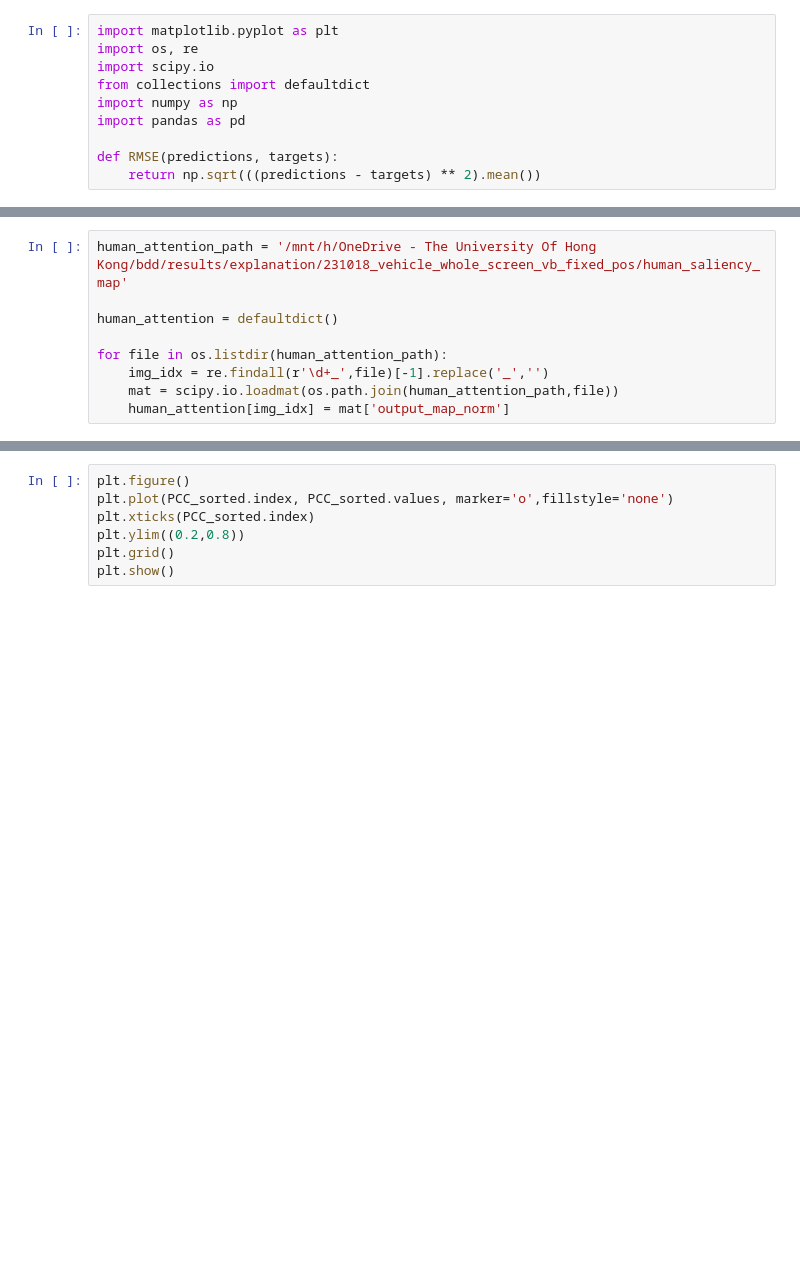
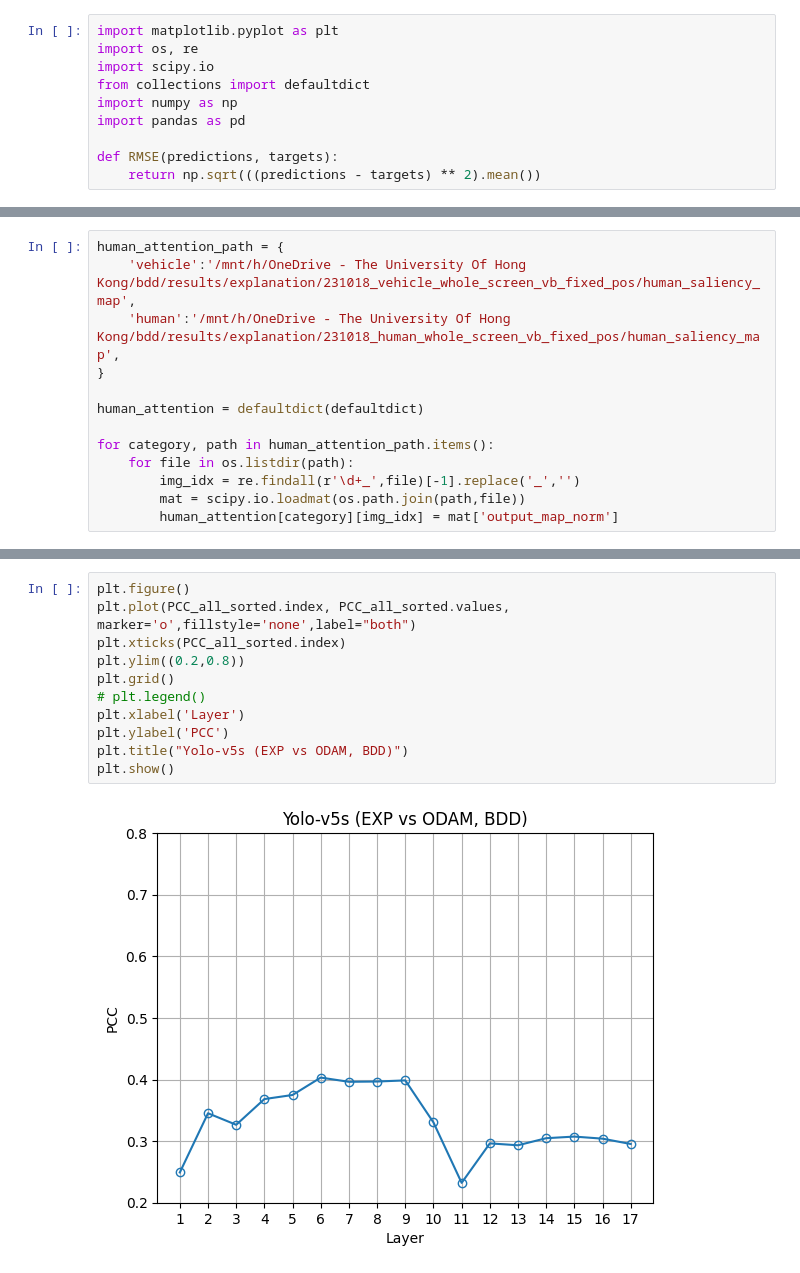
Before and after one commit to shaderein/xai, a Jupyter notebook: scripts/layer_similarity_analysis.ipynb, the cells around one changed output, grey strips where cells are left out. Saved outputs shown, nothing was run; the diff lists cells and outputs as text; blank space fills up the shorter version.

```diff
--- a/scripts/layer_similarity_analysis.ipynb
+++ b/scripts/layer_similarity_analysis.ipynb
@@ -11,10 +13,14 @@ def RMSE(predictions, targets):
 # %%
-human_attention_path = '/mnt/h/OneDrive - The University Of Hong Kong/bdd/results/explanation/231018_vehicle_whole_screen_vb_fixed_pos/human_saliency_map'
+human_attention_path = {
+    'vehicle':'/mnt/h/OneDrive - The University Of Hong Kong/bdd/results/explanation/231018_vehicle_whole_screen_vb_fixed_pos/human_saliency_map',
+    'human':'/mnt/h/OneDrive - The University Of Hong Kong/bdd/results/explanation/231018_human_whole_screen_vb_fixed_pos/human_saliency_map',
+}
 
-human_attention = defaultdict()
+human_attention = defaultdict(defaultdict)
 
-for file in os.listdir(human_attention_path):
-    img_idx = re.findall(r'\d+_',file)[-1].replace('_','')
-    mat = scipy.io.loadmat(os.path.join(human_attention_path,file))
-    human_attention[img_idx] = mat['output_map_norm']
+for category, path in human_attention_path.items():
+    for file in os.listdir(path):
+        img_idx = re.findall(r'\d+_',file)[-1].replace('_','')
+        mat = scipy.io.loadmat(os.path.join(path,file))
+        human_attention[category][img_idx] = mat['output_map_norm']
 # %%
@@ -43,7 +90,13 @@ RMSE_sorted = RMSE_layer_mean.sort_index()
 # %%
 plt.figure()
-plt.plot(PCC_sorted.index, PCC_sorted.values, marker='o',fillstyle='none')
-plt.xticks(PCC_sorted.index)
+plt.plot(PCC_all_sorted.index, PCC_all_sorted.values, marker='o',fillstyle='none',label="both")
+plt.xticks(PCC_all_sorted.index)
 plt.ylim((0.2,0.8))
 plt.grid()
+# plt.legend()
+plt.xlabel('Layer')
+plt.ylabel('PCC')
+plt.title("Yolo-v5s (EXP vs ODAM, BDD)")
 plt.show()
+# %% [output]
+[figure, added]
```
Also changed, not shown: parts of 8 cells of this notebook.
